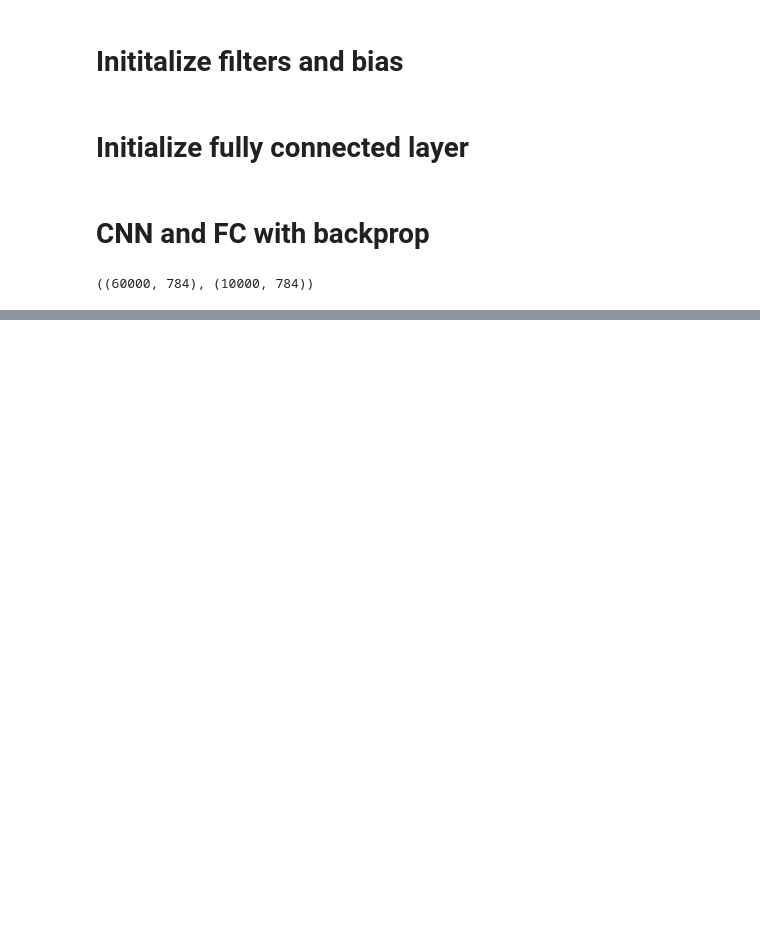
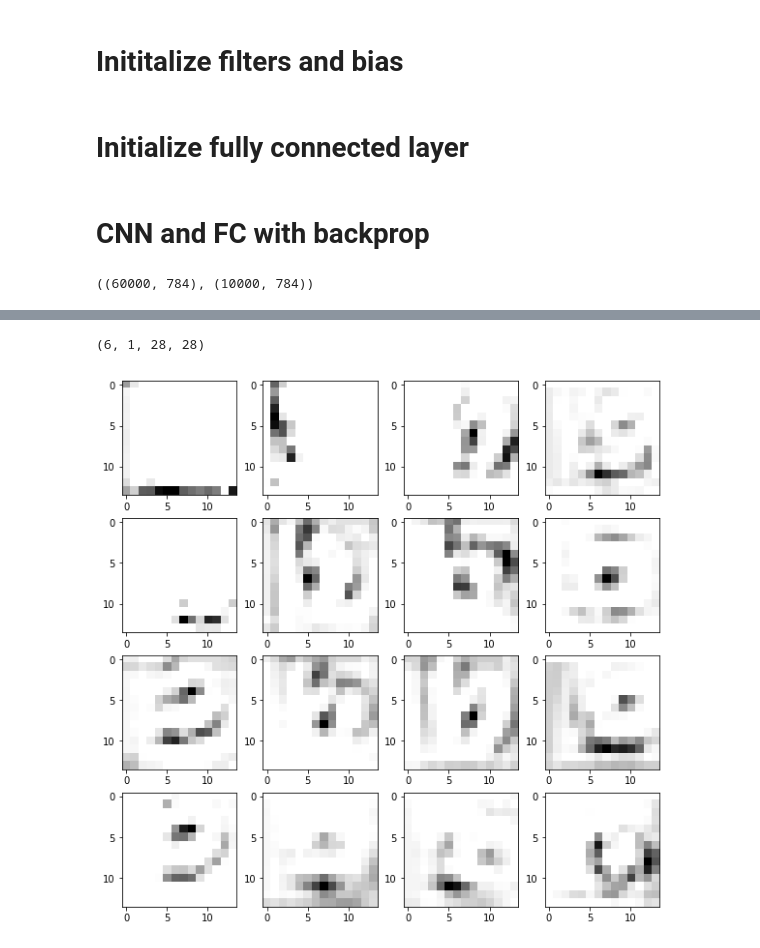
Before and after one commit to ShivamShrirao/dnn_from_scratch, a Jupyter notebook: mnist.ipynb, the cells around one changed output, grey strips where cells are left out. Drawn from its saved outputs; the diff is of its cells as text; code cells hidden in the pictures; blank space fills up the shorter version.

```diff
--- a/mnist.ipynb
+++ b/mnist.ipynb
@@ -50,6 +50,9 @@ w1,b1=nn.init_kernel_bias(num_inp_channels=6,kernel_size=5,num_kernels=16)
 import nnet
 ann=nnet.neural_net(nrons=[784,128,40,10])
 ann.activations(func=['relu','relu','sigmoid'])
+# %%
+nn.learning_rate=0.01
+ann.learning_rate=0.01
 # %% [markdown]
 # CNN and FC with backprop
 # %%
@@ -176,28 +189,12 @@ print(ott)
-# %%
-# Feed Forward
-conv0=nn.conv2d(inp,w0,b0)
-aconv0=nn.relu(conv0)
-pool0,max_index0=nn.max_pool(aconv0)
-conv1=nn.conv2d(pool0,w1,b1)
-aconv1=nn.relu(conv1)
-pool1,max_index1=nn.max_pool(aconv1)
-r,c,d=pool1.shape[1:]
-flat=pool1.reshape(-1,r*c*d)
-err1=[]
-for flat_layer,ohe_cor in zip(flat,y_inp):
-    ott=ann.feed_forward(flat_layer)
-    ans=ott.argmax()
-    cor=ohe_cor.argmax()
-    err1.append(ann.backprop(ohe_cor)[0])
-err1=np.array(err1).reshape(-1,r,c,d)
-# Back prop CNN
-d_aconv1=nn.max_pool_back(errors=err1,inp=aconv1,max_index=max_index1)
-d_conv1=d_aconv1*nn.relu_der(aconv1,conv1)
-d_pool0,d_w1,d_b1=nn.conv2d_back(errors=d_conv1,inp=pool0,kernels=w1,biases=b1)
-w1+=d_w1
-b1+=d_b1
-d_aconv0=nn.max_pool_back(errors=d_pool0,inp=aconv0,max_index=max_index0)
-d_conv0=d_aconv0*nn.relu_der(aconv0,conv0)
-d_inp,d_w0,d_b0=nn.conv2d_back(errors=d_conv0,inp=inp,kernels=w0,biases=b0,layer=0)
-w0+=d_w0
-b0+=d_b0
+# %%
+aconv0.transpose(3,0,1,2).shape
+# %% [output]
+(6, 1, 28, 28)
+# %%
+fig, ax = plt.subplots(nrows=4,ncols=4,figsize=[10,10])
+fig.patch.set_facecolor('white')
+pme=aconv1.transpose(3,0,1,2)
+for i,axi in enumerate(ax.flat):
+    axi.imshow(pme[i].reshape(pme.shape[-2:]), cmap='Greys')
+# %% [output]
+[figure, added]
```
Also changed, not shown: parts of 4 cells of this notebook, 4 other files.
